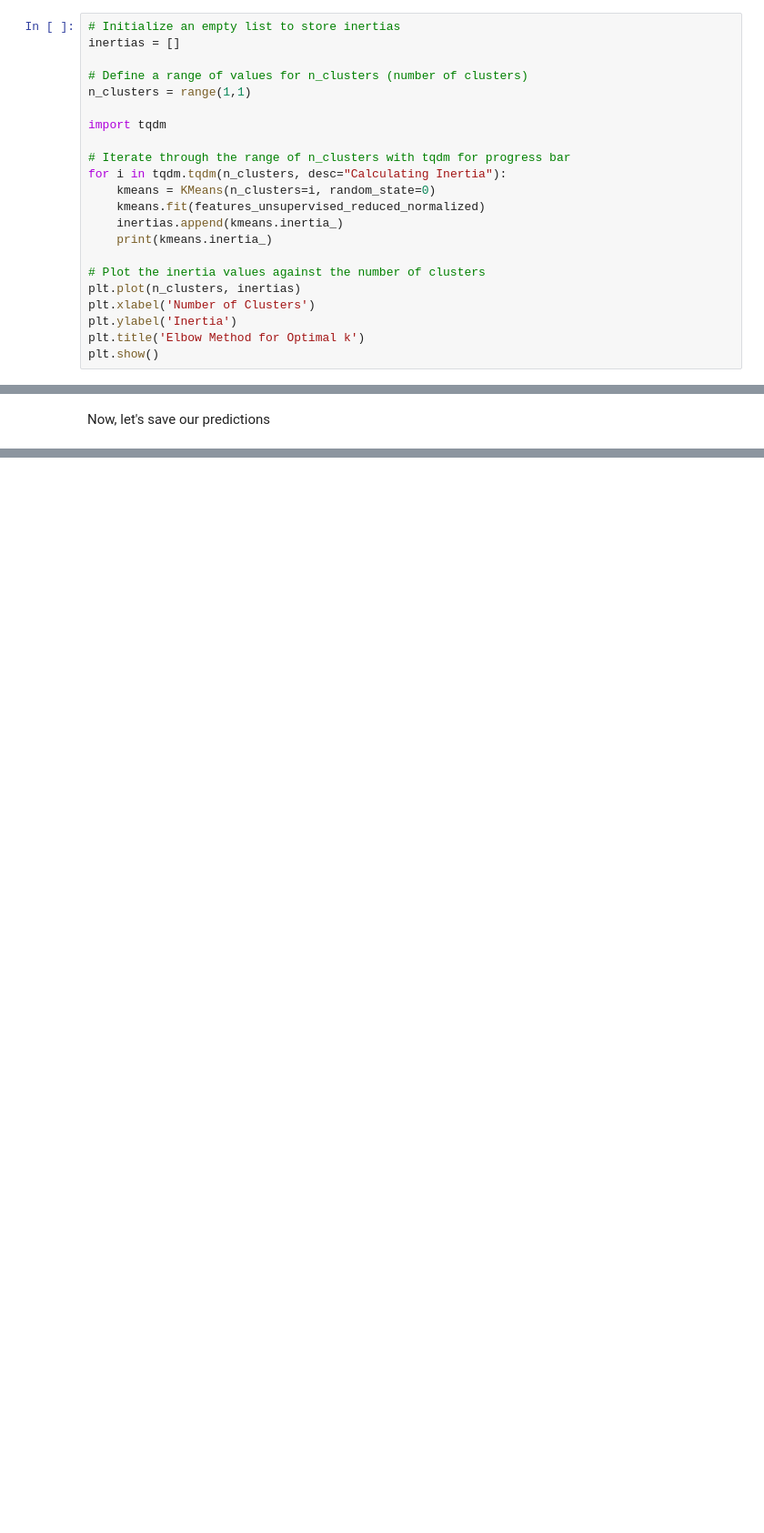
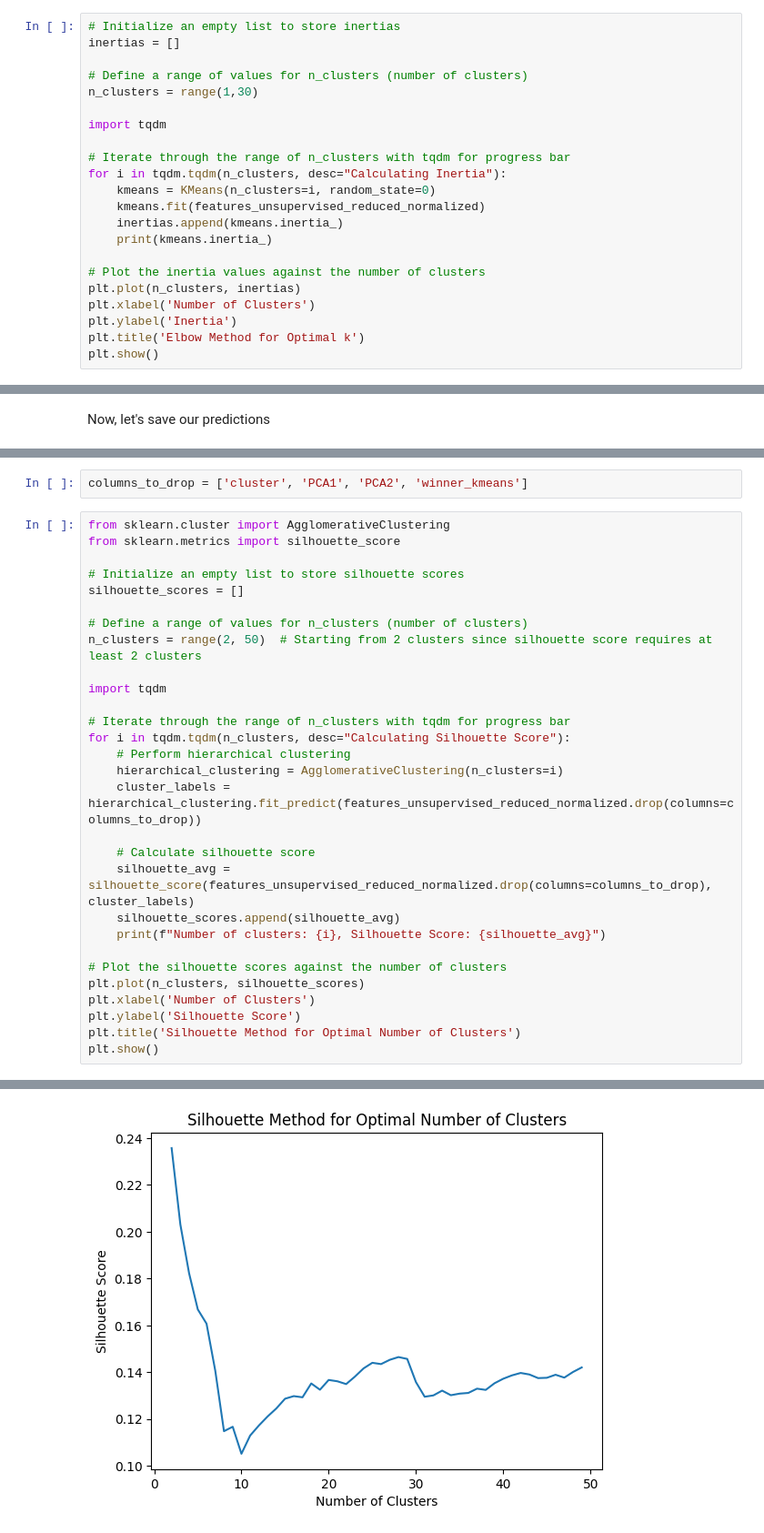
Before and after one commit to Gregsai/introduction-to-ai, a Jupyter notebook: session3/lab/Lab_3_presentation.ipynb, the cells around one changed output, grey strips where cells are left out. Shown at 91% size. Cells and saved outputs as stored; diff of their text form; blank space fills up the shorter version.

```diff
--- a/session3/lab/Lab_3_presentation.ipynb
+++ b/session3/lab/Lab_3_presentation.ipynb
@@ -244,7 +244,7 @@ Now that our data is ready, we can start the clustering. First, we will use the
 inertias = []
 
 # Define a range of values for n_clusters (number of clusters)
-n_clusters = range(1,1)
+n_clusters = range(1,30)
 
 import tqdm
 
@@ -525,0 +519,32 @@ KeysView(<numpy.lib.npyio.NpzFile object at 0x...>)
+# %%
+columns_to_drop = ['cluster', 'PCA1', 'PCA2', 'winner_kmeans']
+# %%
+from sklearn.cluster import AgglomerativeClustering
+from sklearn.metrics import silhouette_score
+
+# Initialize an empty list to store silhouette scores
+silhouette_scores = []
+
+# Define a range of values for n_clusters (number of clusters)
+n_clusters = range(2, 50)  # Starting from 2 clusters since silhouette score requires at least 2 clusters
+
+import tqdm
+
+# Iterate through the range of n_clusters with tqdm for progress bar
+for i in tqdm.tqdm(n_clusters, desc="Calculating Silhouette Score"):
+    # Perform hierarchical clustering
+    hierarchical_clustering = AgglomerativeClustering(n_clusters=i)
+    cluster_labels = hierarchical_clustering.fit_predict(features_unsupervised_reduced_normalized.drop(columns=columns_to_drop))
+
+    # Calculate silhouette score
+    silhouette_avg = silhouette_score(features_unsupervised_reduced_normalized.drop(columns=columns_to_drop), cluster_labels)
+    silhouette_scores.append(silhouette_avg)
+    print(f"Number of clusters: {i}, Silhouette Score: {silhouette_avg}")
+
+# Plot the silhouette scores against the number of clusters
+plt.plot(n_clusters, silhouette_scores)
+plt.xlabel('Number of Clusters')
+plt.ylabel('Silhouette Score')
+plt.title('Silhouette Method for Optimal Number of Clusters')
+plt.show()
+# %% [output]
@@ -525,0 +599 @@ KeysView(<numpy.lib.npyio.NpzFile object at 0x...>)
+[figure, added]
```
Also changed, not shown: parts of 16 cells of this notebook.
